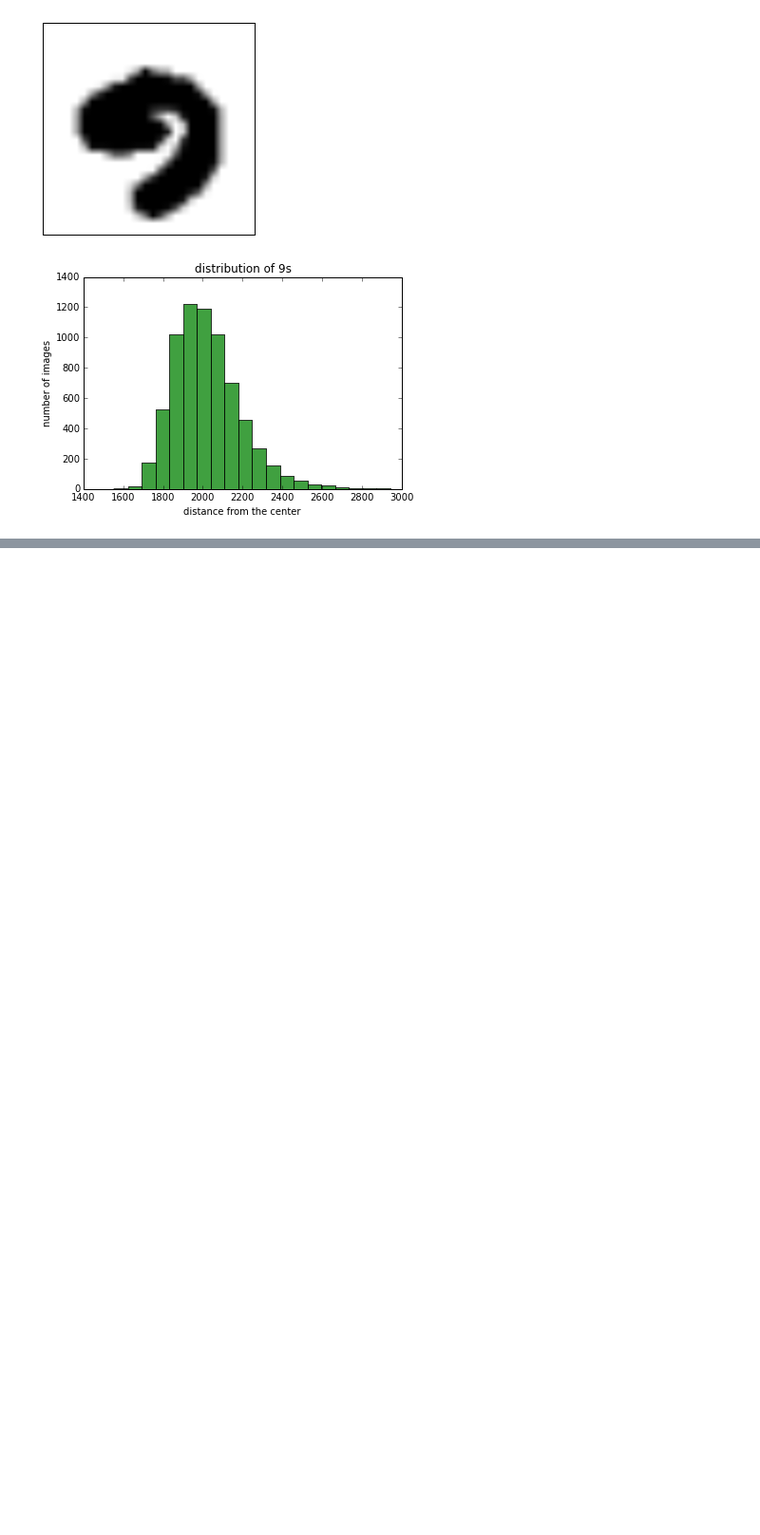
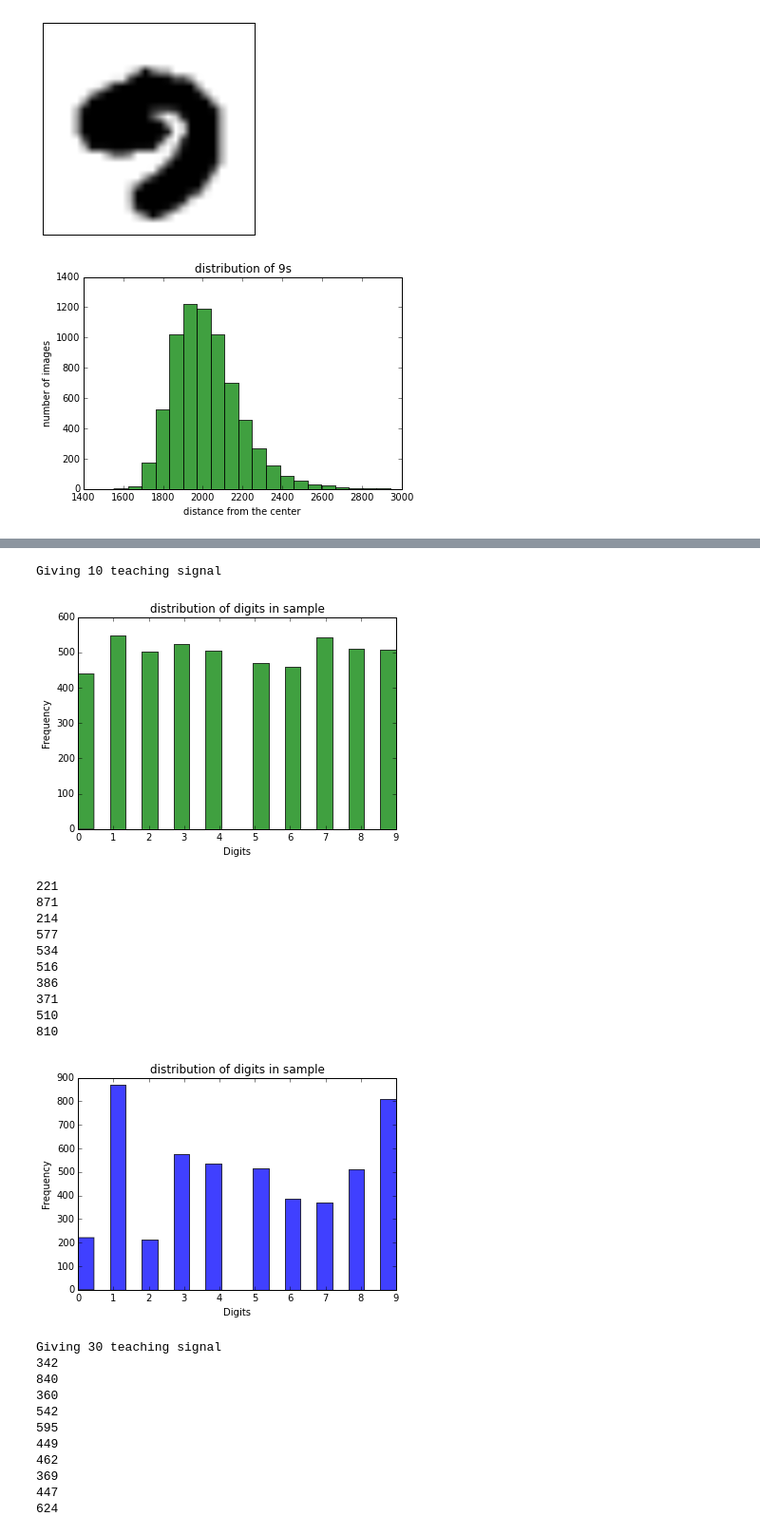
Before and after one commit to RuiqingQiu/K-Mean, a Jupyter notebook: mnist.ipynb, the cells around one changed output, grey strips where cells are left out. Shown: that part at 95% size. Cells and saved outputs as stored; diff of their text form; code cells hidden in the pictures; blank space fills up the shorter version.

```diff
--- a/mnist.ipynb
+++ b/mnist.ipynb
@@ -593,0 +757,66 @@ plt.show()
+# %%
+# This set of experiment proves that provide the true center as teaching signal improves the
+# classification significantly
+pair = pairs[:5000]
+print "Giving 10 teaching signal"
+lst = []
+for i in range(0, 10):
+    lst.append([mnist_true_center1[i%10], i])
+pair = lst + pair
+X = [i[0] for i in pair]
+Y = [i[1] for i in pair]
+plt.xlabel("Digits")
+plt.ylabel("Frequency")
+plt.title("distribution of digits in sample")
+n, bins, patches = plt.hist(Y ,20, normed = 0, facecolor="green", alpha=0.75)
+plt.show()
+res, idx = sequential_kmean(X, 10)
+for i in range(0, 10):
+    print idx.tolist().count(i)
+plt.xlabel("Digits")
+plt.ylabel("Frequency")
+plt.title("distribution of digits in sample")
+n, bins, patches = plt.hist(idx ,20, normed = 0, facecolor="blue", alpha=0.75)
+plt.show()
+
+pair = pairs[:5000]
+print "Giving 30 teaching signal"
+lst = []
+for i in range(0, 30):
+    lst.append([mnist_true_center1[i%10], i])
+pair = lst + pair
+X = [i[0] for i in pair]
+Y = [i[1] for i in pair]
+res, idx = sequential_kmean(X, 10)
+for i in range(0, 10):
+    print idx.tolist().count(i)
+plt.xlabel("Digits")
+plt.ylabel("Frequency")
+plt.title("distribution of digits in sample")
+n, bins, patches = plt.hist(idx ,20, normed = 0, facecolor="blue", alpha=0.75)
+plt.show()
+# %% [output]
+Giving 10 teaching signal
+[figure, added]
+221
+871
+214
+577
+534
+516
+386
+371
+510
+810
+[figure, added]
+Giving 30 teaching signal
+342
+840
+360
+542
+595
+449
+462
+369
+447
+624
```
Also changed, not shown: parts of 21 cells of this notebook.
